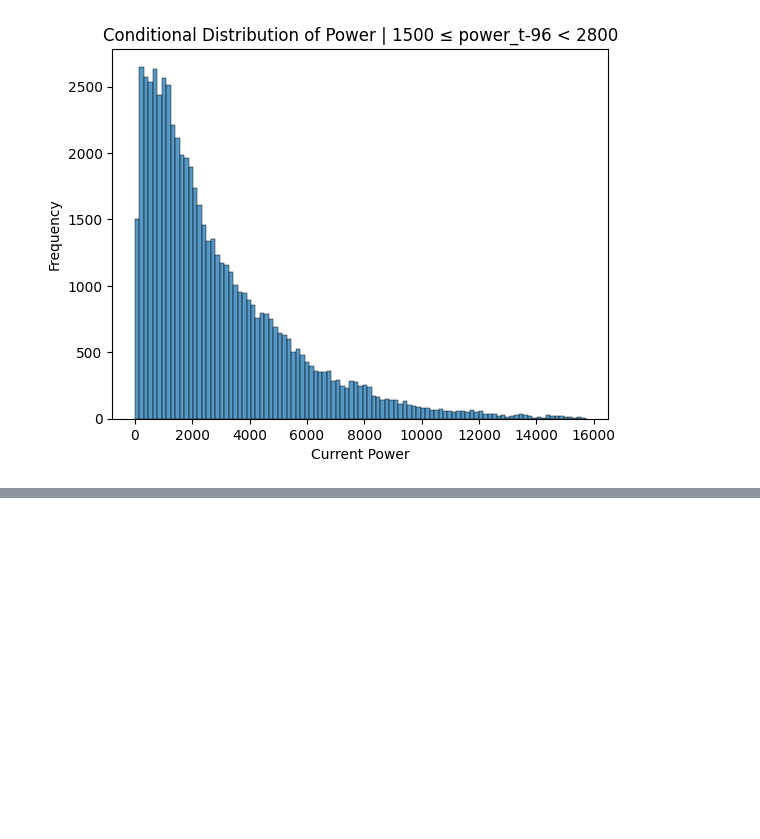
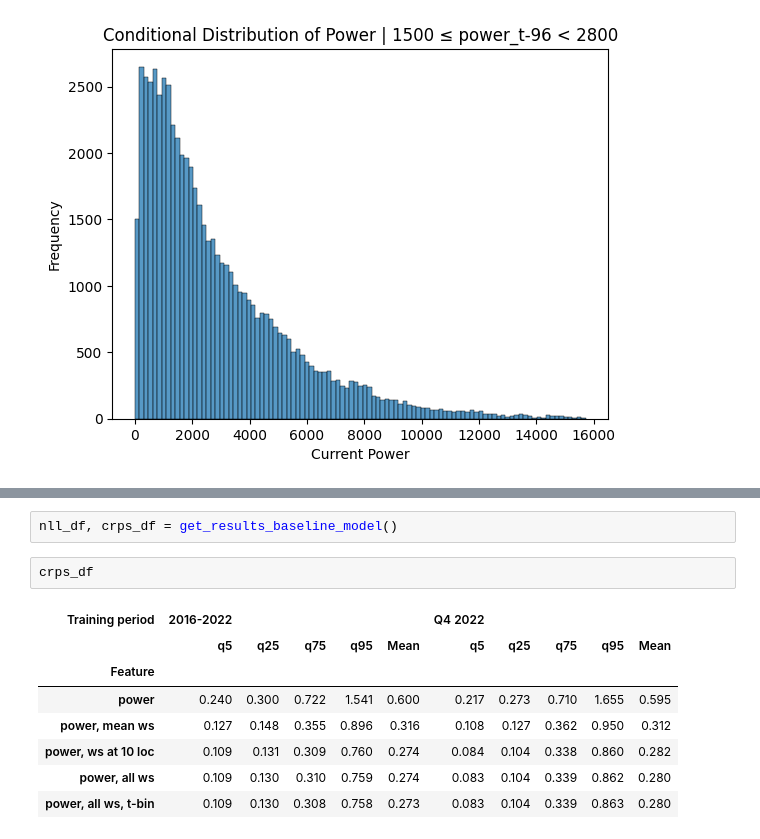
Before and after one commit to Manuel3567/master-thesis, a Jupyter notebook: notebooks/022_models.ipynb, the cells around one changed output, grey strips where cells are left out. Cells and saved outputs as stored; diff of their text form; blank space fills up the shorter version.

```diff
--- a/notebooks/022_models.ipynb
+++ b/notebooks/022_models.ipynb
@@ -3715,0 +4066,13 @@ plt.show()
+# %%
+nll_df, crps_df = get_results_baseline_model()
+# %%
+crps_df
+# %% [output]
+| Training period | 2016-2022 |  |  |  |  | Q4 2022 |  |  |  |  |
+|  | q5 | q25 | q75 | q95 | Mean | q5 | q25 | q75 | q95 | Mean |
+| Feature |  |  |  |  |  |  |  |  |  |  |
+| power | 0.240 | 0.300 | 0.722 | 1.541 | 0.600 | 0.217 | 0.273 | 0.710 | 1.655 | 0.595 |
+| power, mean ws | 0.127 | 0.148 | 0.355 | 0.896 | 0.316 | 0.108 | 0.127 | 0.362 | 0.950 | 0.312 |
+| power, ws at 10 loc | 0.109 | 0.131 | 0.309 | 0.760 | 0.274 | 0.084 | 0.104 | 0.338 | 0.860 | 0.282 |
+| power, all ws | 0.109 | 0.130 | 0.310 | 0.759 | 0.274 | 0.083 | 0.104 | 0.339 | 0.862 | 0.280 |
+| power, all ws, t-bin | 0.109 | 0.130 | 0.308 | 0.758 | 0.273 | 0.083 | 0.104 | 0.339 | 0.863 | 0.280 |
```
Also changed, not shown: parts of 30 cells of this notebook.
